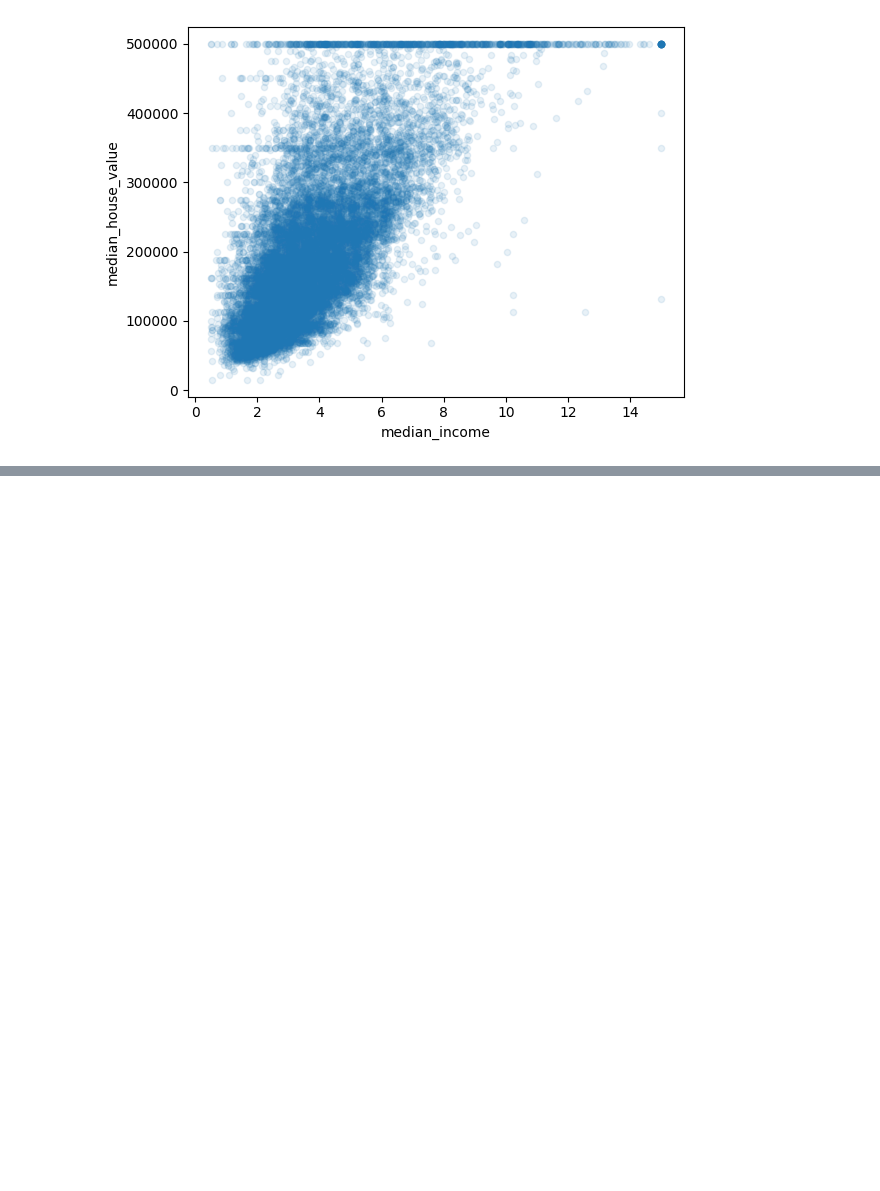
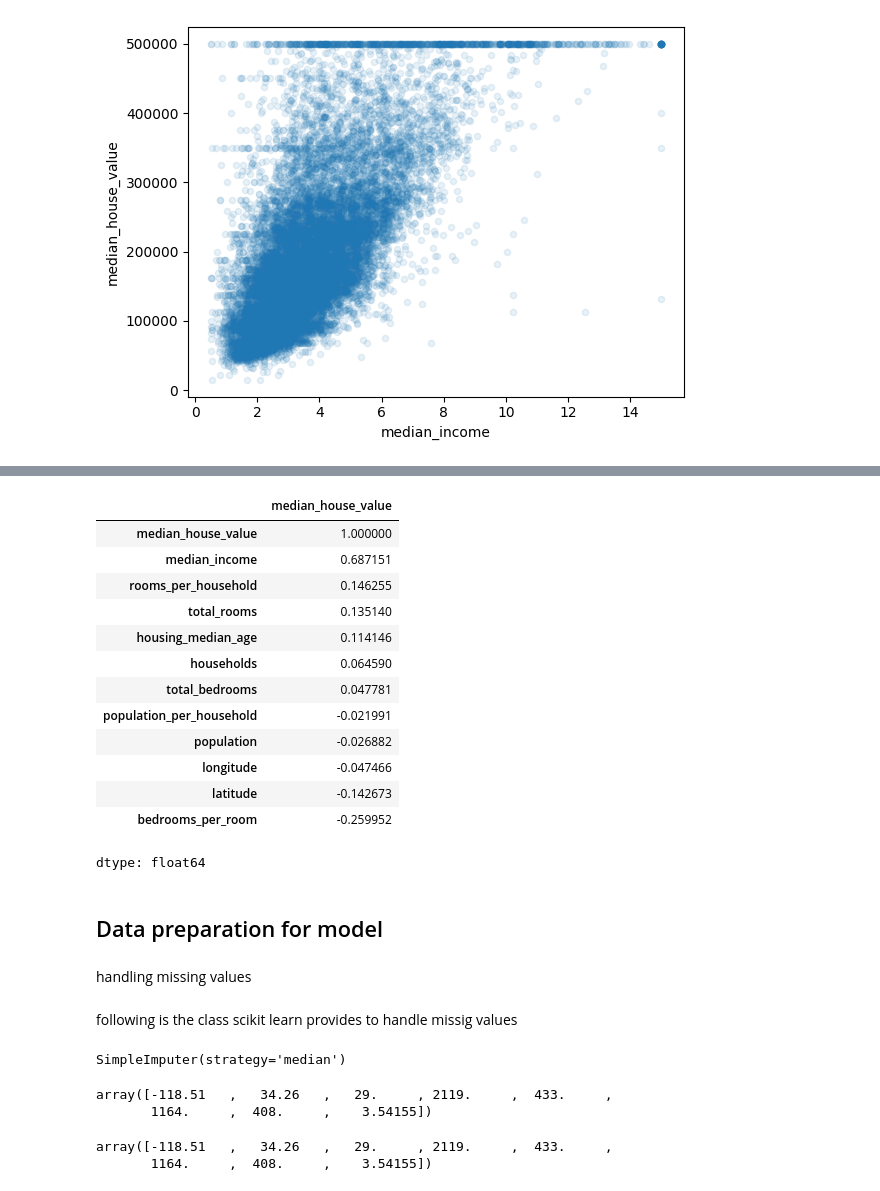
Before and after one commit to hansanakavinda/Housing-price-prediction, a Jupyter notebook: Housing.ipynb, the cells around one changed output, grey strips where cells are left out. Saved outputs shown, nothing was run; the diff lists cells and outputs as text; code cells hidden in the pictures; blank space fills up the shorter version.

Commit message:
feature extraction, custom transformers, and data normalizatoin

```diff
--- a/Housing.ipynb
+++ b/Housing.ipynb
@@ -268,0 +271,24 @@ alpha=0.1)
+# %%
+housing["rooms_per_household"] = housing["total_rooms"]/housing["households"]
+housing["bedrooms_per_room"] = housing["total_bedrooms"]/housing["total_rooms"]
+housing["population_per_household"]=housing["population"]/housing["households"]
+# %%
+corr_matrix = housing.corr(numeric_only=True)
+corr_matrix["median_house_value"].sort_values(ascending=False)
+# %% [output]
+|  | median_house_value |
+| median_house_value | 1.000000 |
+| median_income | 0.687151 |
+| rooms_per_household | 0.146255 |
+| total_rooms | 0.135140 |
+| housing_median_age | 0.114146 |
+| households | 0.064590 |
+| total_bedrooms | 0.047781 |
+| population_per_household | -0.021991 |
+| population | -0.026882 |
+| longitude | -0.047466 |
+| latitude | -0.142673 |
+| bedrooms_per_room | -0.259952 |
+dtype: float64
+# %% [markdown]
+## Data preparation for model
@@ -268,0 +298,2 @@ alpha=0.1)
+# %% [markdown]
+handling missing values
@@ -268,0 +305,2 @@ alpha=0.1)
+# %% [markdown]
+following is the class scikit learn provides to handle missig values
@@ -268,0 +312,14 @@ alpha=0.1)
+# %%
+imputer.fit(housing_num)
+# %% [output]
+SimpleImputer(strategy='median')
+# %%
+imputer.statistics_
+# %% [output]
+array([-118.51   ,   34.26   ,   29.     , 2119.     ,  433.     ,
+       1164.     ,  408.     ,    3.54155])
+# %%
+housing_num.median().values
+# %% [output]
+array([-118.51   ,   34.26   ,   29.     , 2119.     ,  433.     ,
+       1164.     ,  408.     ,    3.54155])
```
Also changed, not shown: parts of 22 cells of this notebook.
